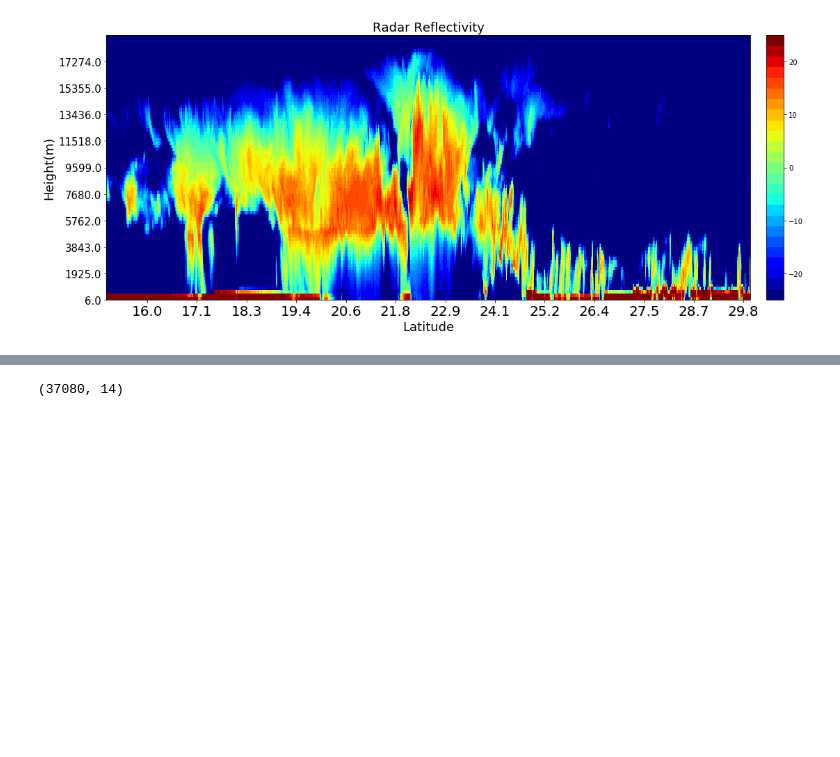
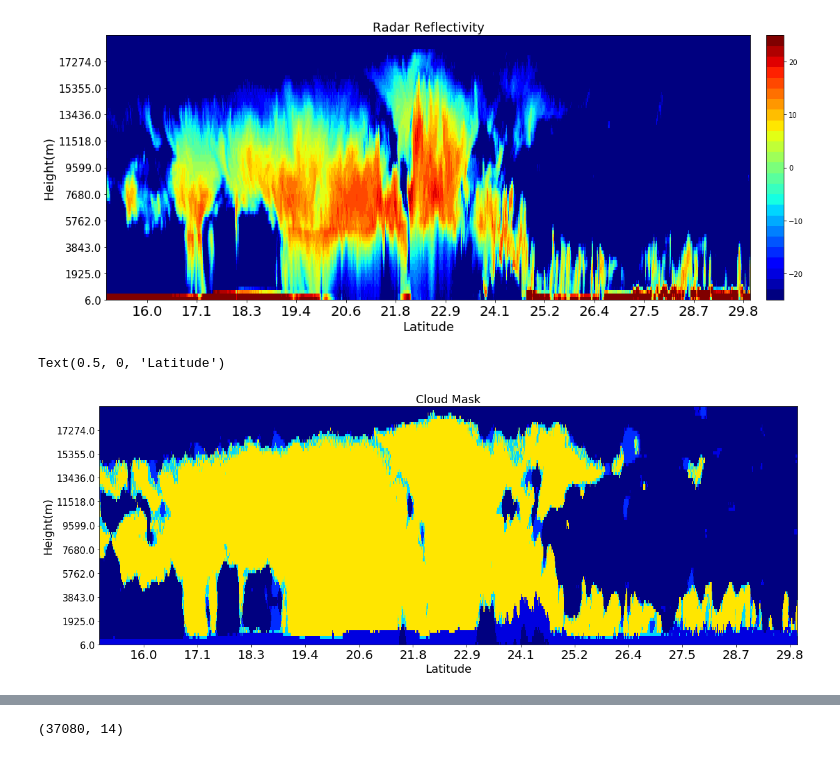
Before and after one commit to jerryjerry9/CloudSat_tutorial, a Jupyter notebook: cloudsat_process.ipynb, the cells around one changed output, grey strips where cells are left out. Cells and saved outputs as stored; diff of their text form; code cells hidden in the pictures; blank space fills up the shorter version.

```diff
--- a/cloudsat_process.ipynb
+++ b/cloudsat_process.ipynb
@@ -270,9 +271,11 @@ Ref_array_demo.head()
 # %% [markdown]
 ##2. CloudSat資料視覺化
 # %%
-##先轉置矩陣再把columns倒過來
+#先轉置矩陣再把columns倒過來，為了畫圖
 Ref= taiwan_Reflectivity[:,:].T
 r_Ref = Ref[::-1]
+c_mask=taiwan_Cloud_mask[:,:].T
+r_c_mask = c_mask[::-1]
 Hef= taiwan_height[:,:].T
 r_Hef = Hef[::-1]
 ref_height=np.mean(r_Hef,axis=1)
@@ -342,3 +345,18 @@ plt.xlabel('Latitude',color='k',fontsize=18)
 # %% [output]
 Text(0.5, 0, 'Latitude')
 [figure]
+# %%
+#Cloud mask plot
+fig = plt.figure(figsize=(20,7))
+plt.pcolormesh(r_c_mask[20:100,:],cmap=plt.cm.get_cmap('jet',25), vmin=0, vmax=60)
+plt.title('Cloud Mask',fontsize=18)
+#XY軸設定指令
+plt.yticks(np.arange(0,80,step=8), (ref_height[20:100:8,]))
+plt.xticks(np.arange(99,1556,step=120), (taiwan_lat[99:1556:120,0]))
+plt.tick_params(axis="x", labelsize=20)
+plt.tick_params(axis="y", labelsize=15)
+plt.ylabel('Height(m)',color='k',fontsize=18)
+plt.xlabel('Latitude',color='k',fontsize=18)
+# %% [output]
+Text(0.5, 0, 'Latitude')
+[figure, added]
```
Also changed, not shown: parts of 12 cells of this notebook.
